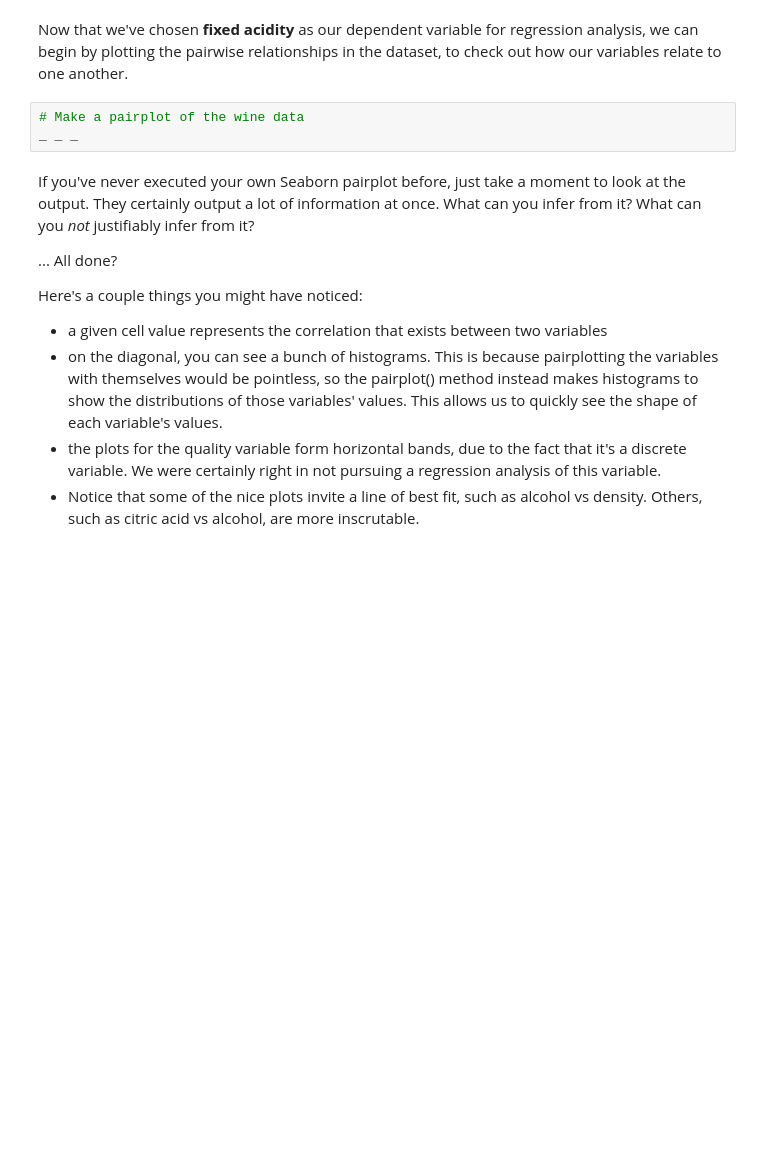
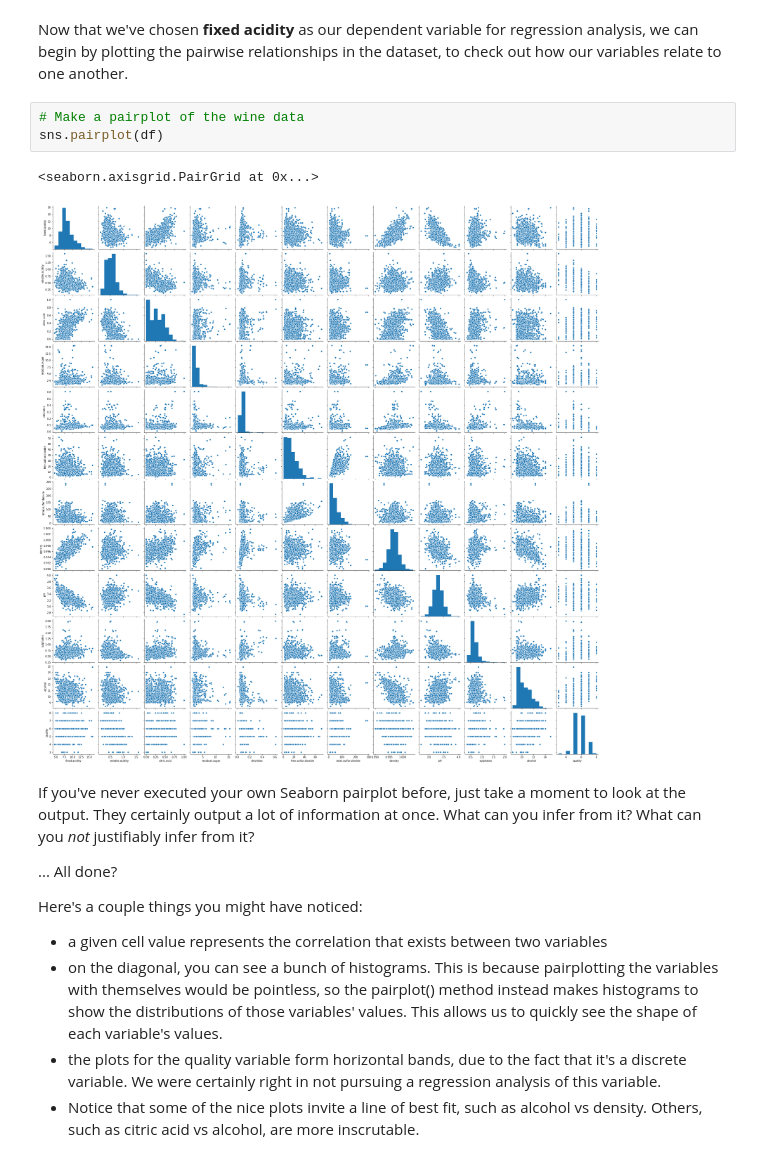
Before and after one commit to allen44/case-study-linear-regression, a Jupyter notebook: Springboard Regression Case Study - the Red Wine Dataset - Tier 3.ipynb, the cells around one changed output. Drawn from its saved outputs; the diff is of its cells as text; blank space fills up the shorter version.

```diff
--- a/Springboard Regression Case Study - the Red Wine Dataset - Tier 3.ipynb
+++ b/Springboard Regression Case Study - the Red Wine Dataset - Tier 3.ipynb
@@ -207,7 +207,10 @@ The heading of this stage of the data science pipeline ('Cleaning, Transforming,
 Now that we've chosen **fixed acidity** as our dependent variable for regression analysis, we can begin by plotting the pairwise relationships in the dataset, to check out how our variables relate to one another.
 # %%
 # Make a pairplot of the wine data
-_ _ _
+sns.pairplot(df)
+# %% [output]
+<seaborn.axisgrid.PairGrid at 0x...>
+[figure, added]
 # %% [markdown]
 If you've never executed your own Seaborn pairplot before, just take a moment to look at the output. They certainly output a lot of information at once. What can you infer from it? What can you *not* justifiably infer from it?
 
```
